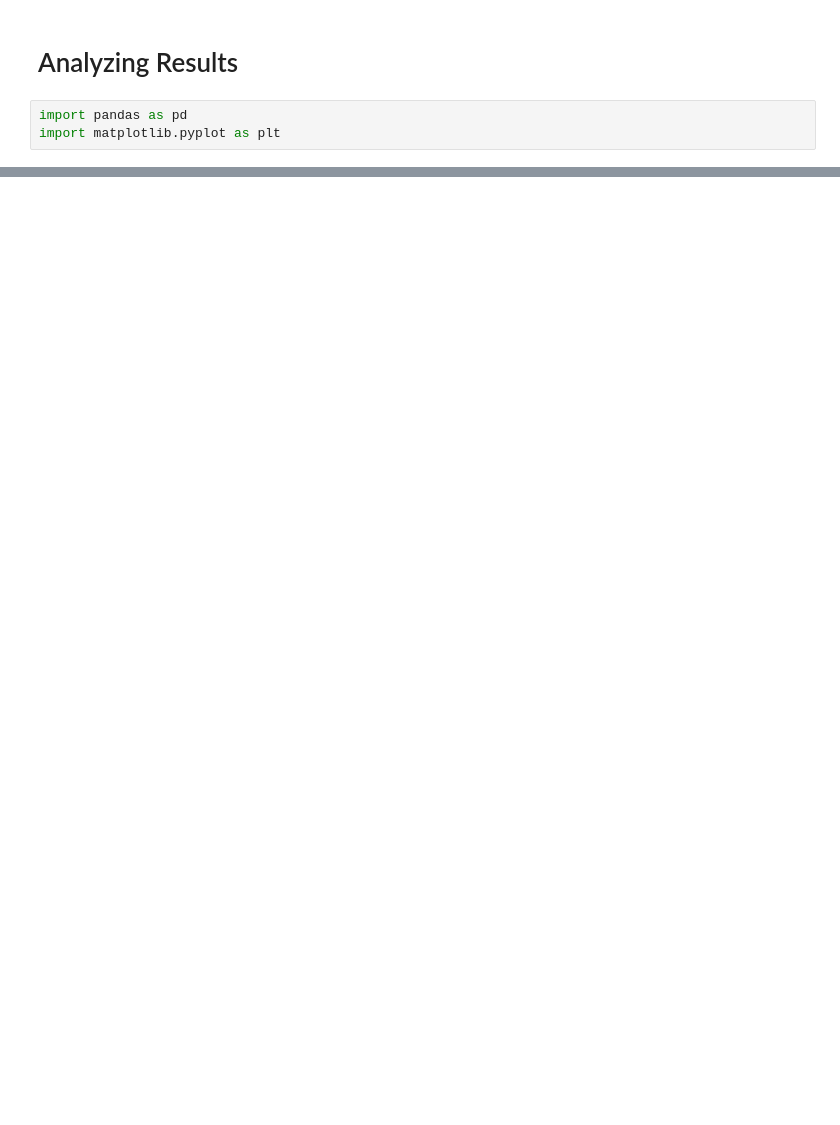
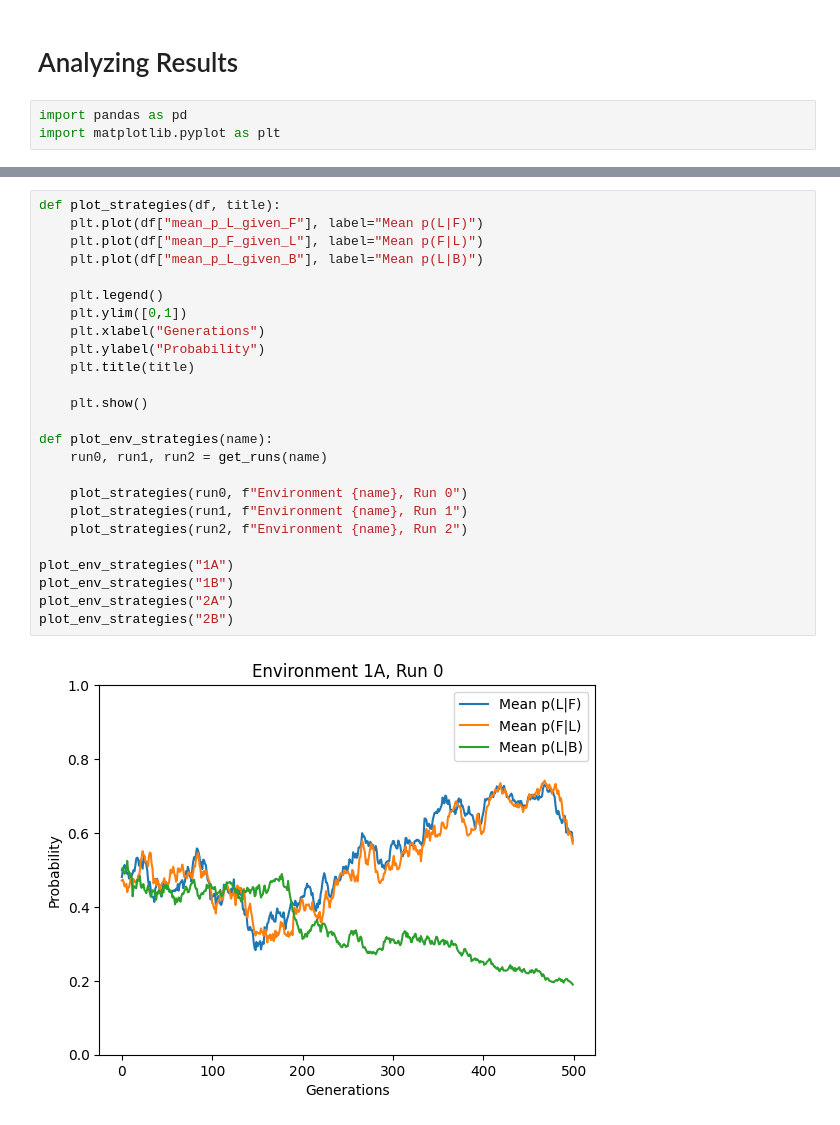
Before and after one commit to Maxuuuuuu/naco-project, a Jupyter notebook: analysis.ipynb, the cells around one changed output, grey strips where cells are left out. Drawn from its saved outputs; the diff is of its cells as text; blank space fills up the shorter version.

```diff
--- a/analysis.ipynb
+++ b/analysis.ipynb
@@ -23,0 +54,27 @@ plt.show()
+# %%
+def plot_strategies(df, title):
+    plt.plot(df["mean_p_L_given_F"], label="Mean p(L|F)")
+    plt.plot(df["mean_p_F_given_L"], label="Mean p(F|L)")
+    plt.plot(df["mean_p_L_given_B"], label="Mean p(L|B)")
+
+    plt.legend()
+    plt.ylim([0,1])
+    plt.xlabel("Generations")
+    plt.ylabel("Probability")
+    plt.title(title)
+
+    plt.show()
+
+def plot_env_strategies(name):
+    run0, run1, run2 = get_runs(name)
+
+    plot_strategies(run0, f"Environment {name}, Run 0")
+    plot_strategies(run1, f"Environment {name}, Run 1")
+    plot_strategies(run2, f"Environment {name}, Run 2")
+
+plot_env_strategies("1A")
+plot_env_strategies("1B")
+plot_env_strategies("2A")
+plot_env_strategies("2B")
+# %% [output]
+[figure, added]
```
Also changed, not shown: parts of 4 cells of this notebook.
